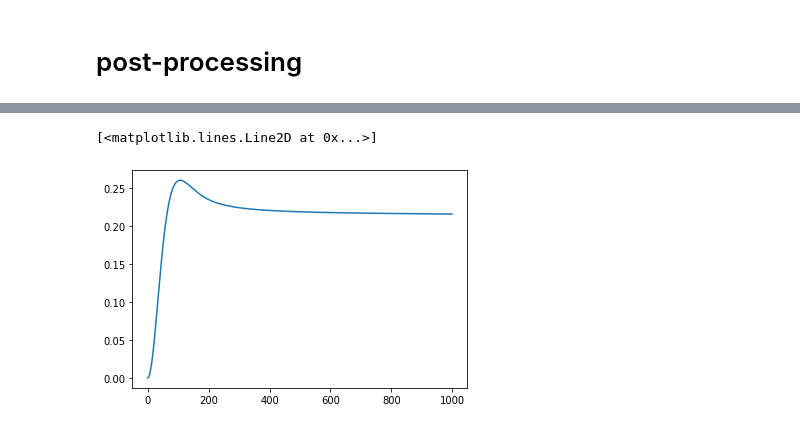
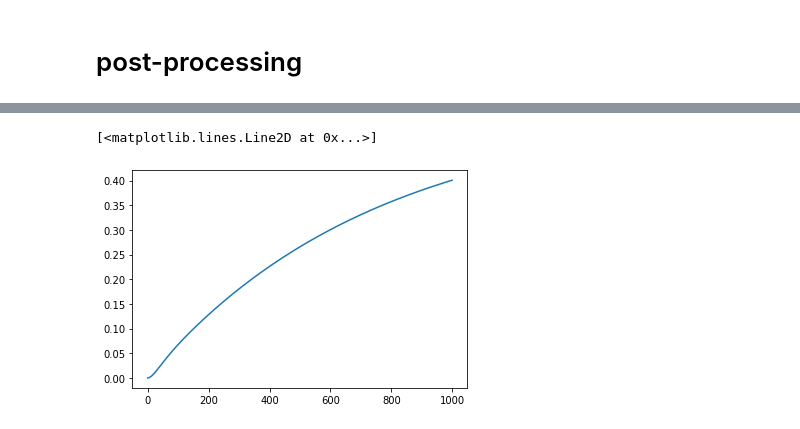
Before and after one commit to ckelly314/isotopomer-soup, a Jupyter notebook: 15N model.ipynb, the cells around one changed output, grey strips where cells are left out. Cells and saved outputs as stored; diff of their text form; code cells hidden in the pictures.

Commit message:
add isotope effects for nitrite reduction & AOA vs AOA; added a prescribed rate constant for nitrite reduction; found version of the model with intermediates THAT WORKED; added postprocessing script

```diff
--- a/15N model.ipynb
+++ b/15N model.ipynb
@@ -184,3 +179,12 @@ def modelv1(x, tracers):
         tracers.n2_30[iT+1,:] = tracers.n2_30[iT,:] + dt*(bgc.kN2OCONS/isos.alpha46N2OtoN2*tracers.n2o_46[iT])
 
     return tracers
+# %%
+tracers = modelv1(x, tr)
+
+sc.costfxn(trainingdata = PS2SCM15NO2,
+                modeled_44 = tracers.n2o_44,
+                modeled_45a = tracers.n2o_45a,
+                modeled_45b = tracers.n2o_45b,
+                modeled_46 = tracers.n2o_46,
+                weights = np.array([1,10,10,10]))
@@ -337,7 +493,7 @@ def modelv2(x, tracers):
 # %%
 def objective(x, tracers):
 
-    tracers = modelv2(x, tracers)
+    tracers = modelv3(x, tracers)
 
     cost = sc.costfxn(trainingdata = PS2SCM15NO2,
                 modeled_44 = tracers.n2o_44,
@@ -348,7 +504,7 @@ def objective(x, tracers):
 
     return cost
 # %%
-x = [0.00000000e+00, 4.49049767e-05, 4.13859771e-09, 1000]
+x = [0.0, 2.8050367317752543e-09, 2.633772229350046e-09, 0.0003]
 # %%
 objective(x, tr)
 # %% [output]
@@ -418,4 +574,4 @@ array([0.00000000e+00, 4.78998577e-05, 4.14971827e-09, 9.18621053e+03])
 # %% [markdown]
 # post-processing
 # %%
-tracers = modelv2(x, tr)
+tracers = modelv3(result.x, tr)
@@ -515,8 +633,8 @@ plt.plot(tracers.nh2oh_15)
 # %%
-plt.plot(1000*(tracers.nh2oh_14+tracers.nh2oh_15)*(tracers.no_14+tracers.no_15))
+plt.plot(result.x[-1]*(tracers.nh2oh_14+tracers.nh2oh_15)*(tracers.no_14+tracers.no_15))
 # %% [output]
 [<matplotlib.lines.Line2D at 0x...>]
-[figure, old version]
+[figure, new version]
 # %%
 sc.plot_outputs(trainingdata = PS2SCM15NO2, modeloutput=output,
              filename="Figures/PS2SCM15NO2.pdf")
```
Also changed, not shown: parts of 20 cells of this notebook, 7 other files.
